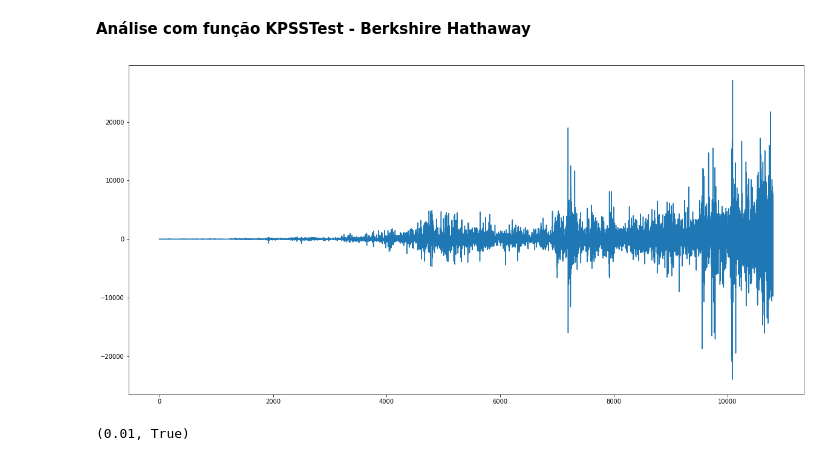
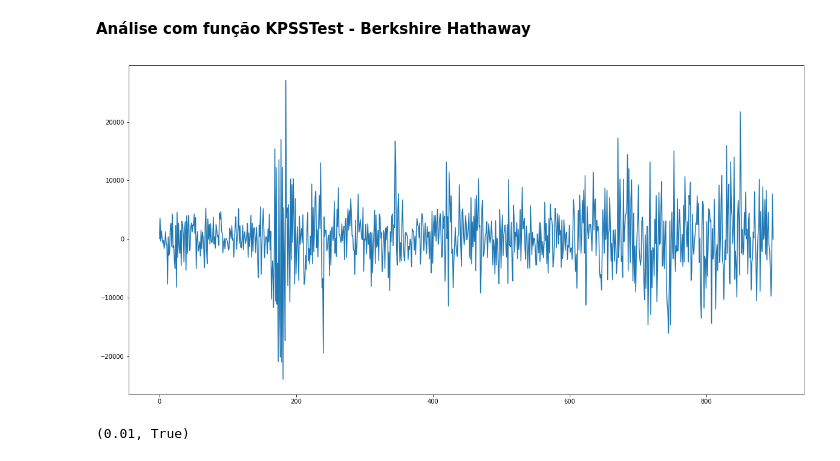
Before and after one commit to rgprado/SeriesTemporais, a Jupyter notebook: Series_Temporais_aula1_202201_Rodrigo_Prado.ipynb, the cells around one changed output. Saved outputs shown, nothing was run; the diff lists cells and outputs as text; code cells hidden in the pictures.

```diff
--- a/Series_Temporais_aula1_202201_Rodrigo_Prado.ipynb
+++ b/Series_Temporais_aula1_202201_Rodrigo_Prado.ipynb
@@ -126,9 +211,9 @@ df_berkshire['Close'].plot()
 <matplotlib.axes._subplots.AxesSubplot at 0x...>
 [figure]
 # %%
-ts = df_berkshire['Close'].iloc[-900:]
+ts_berkshire = df_berkshire['Close'].iloc[-900:]
 ma_size=30
-show_trend(ts, ma_size)
+show_trend(ts_berkshire, ma_size)
 # %% [output]
 [figure]
 # %% [markdown]
@@ -151,10 +236,10 @@ plt.show()
 # %% [markdown]
 **Análise com função KPSSTest - Berkshire Hathaway**
 # %%
-diff_finance = difference(df_berkshire['Close']) # ou ts.diff()
+diff_finance = difference(ts_berkshire) # ou ts.diff()
 diff_finance.plot()
 plt.show()
 # %% [output]
-[figure, old version]
+[figure, new version]
 # %%
 kps = KPSSTest()
```
Also changed, not shown: parts of 56 cells of this notebook.
